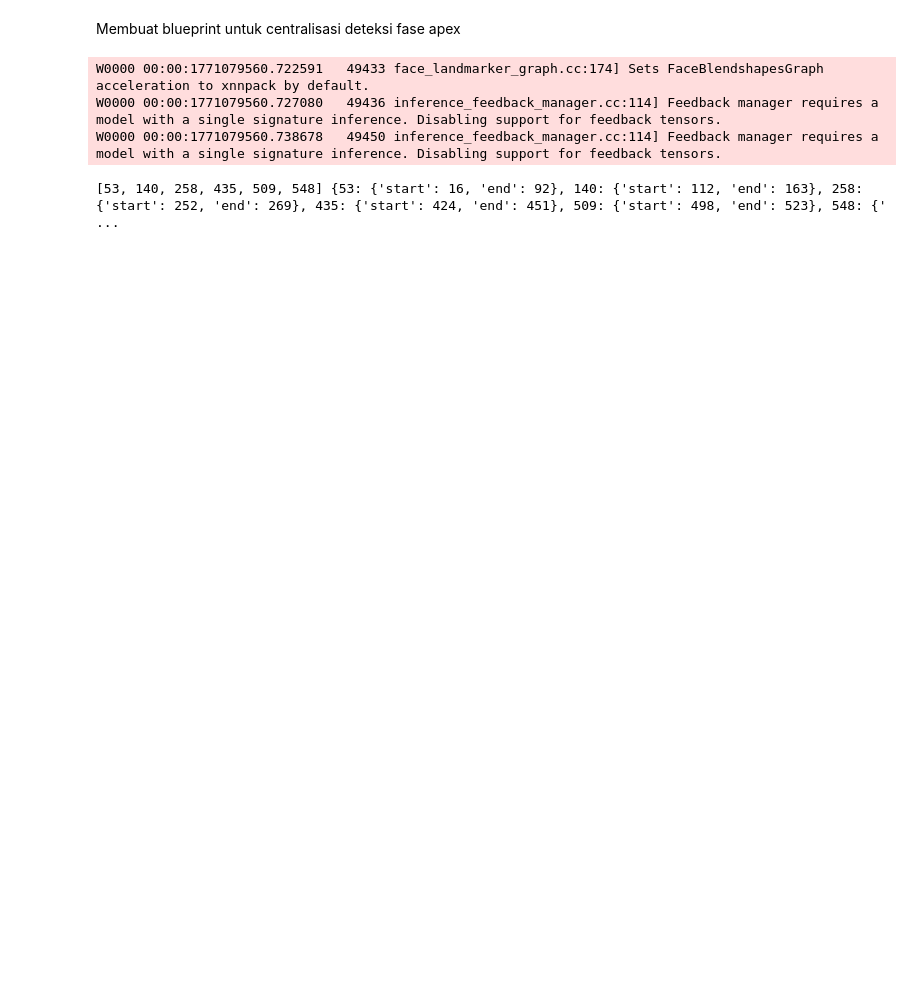
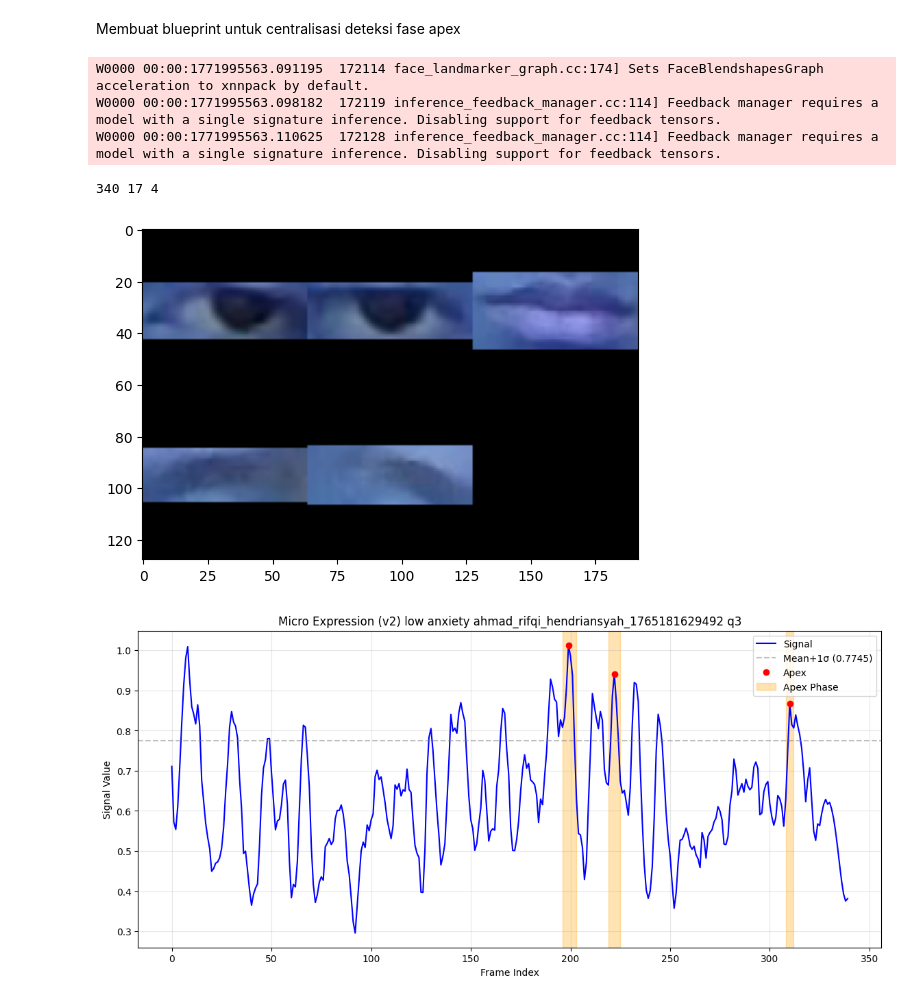
Before and after one commit to face-decoder/apex-spotter, a Jupyter notebook: notebooks/apex-frame-spotting.ipynb, the cells around one changed output. Cells and saved outputs as stored; diff of their text form; code cells hidden in the pictures; blank space fills up the shorter version.

```diff
--- a/notebooks/apex-frame-spotting.ipynb
+++ b/notebooks/apex-frame-spotting.ipynb
@@ -221,12 +221,12 @@ Membuat blueprint untuk centralisasi deteksi fase apex
 import math
 import numpy as np
 from typing import List, Tuple, Literal
-from scipy.signal import savgol_filter
+import matplotlib.pyplot as plt
 
 from src.video.modules import Video
-from src.face.modules import FaceLandmark, FaceRoiPoints
+from src.face.modules import FaceLandmark, FaceRoiPoints, FaceRoiSizes
 from src.optical_flow.modules import TVL1
-from src.apex.modules import ApexPhase, ApexSmoother
+from src.apex.modules.v2 import ApexPhase, ApexSmoother
 
 
 ExtractionMode = Literal["roi", "fullface"]
@@ -264,8 +264,7 @@ class ApexPhaseSpotter:
 
         self.tvl1 = TVL1(fast_mode=True)
 
-        self.apex_phase = ApexPhase(distance_threshold=distance_threshold,
-                                    prominence_threshold=prominence_threshold)
+        self.apex_phase = ApexPhase()
 
         self.tile_w, self.tile_h = tile_size
 
@@ -317,7 +316,7 @@ class ApexPhaseSpotter:
                                                            landmark_result=prev_landmarks,
                                                            roi_points=roi_points,
                                                            margin=self.margin,
-                                                           target_size=(self.tile_w, self.tile_h))
+                                                           target_size=())
 
             roi_next, mask_next = self.landmarker.crop_roi(image=curr_frame,
                                                            landmark_result=curr_landmarks,
@@ -342,6 +341,8 @@ class ApexPhaseSpotter:
 
         valid = canvas_mask > 0
         mean_magnitude = (float(np.mean(magnitude[valid])) if np.any(valid) else float(np.mean(magnitude)))
+
+        plt.imshow(canvas_prev, cmap='gray')
 
         self.magnitudes.append(mean_magnitude)
 
@@ -378,24 +379,33 @@ class ApexPhaseSpotter:
     def __find_apex_phase(self,
                           magnitudes: List[float]) -> Tuple[List[int], List[int]]:
 
-        window_length = ApexSmoother.calculate_window_length(len(magnitudes))
-        polyorder = ApexSmoother.calculate_polyorder(window_length)
+        smoothed = ApexSmoother.smooth(signal=magnitudes)
 
-        smoothed = savgol_filter(magnitudes, window_length, polyorder)
+        self.magnitudes = smoothed
 
-        apex_indices = self.apex_phase.find_apex(signal=smoothed)
+        apex_indices = self.apex_phase.find_top_k_apex(signal=smoothed, k=3)
 
-        phases = self.apex_phase.find_phase(signal=smoothed, apex_indices=apex_indices)
+        phases = self.apex_phase.find_phase(signal=smoothed, apex_indices=apex_indices, cutoff_ratio=0.35)
 
         return apex_indices, phases
 # %%
-spotter = ApexPhaseSpotter(distance_threshold=11, prominence_threshold=0.2, mode="roi")
+from src.apex.modules.v2 import ApexPhaseVisualizer
+
+
+spotter = ApexPhaseSpotter(mode="roi")
 
 apex_phase, phases = spotter.process(video_path=validation_subject_video)
 
-print(apex_phase, phases)
+apex_visualizer = ApexPhaseVisualizer()
+
+apex_visualizer.plot_phases(signal=spotter.magnitudes,
+                            phases=phases,
+                            apex_indices=apex_phase,
+                            title=f"Micro Expression (v2) low anxiety ahmad_rifqi_hendriansyah_1765181629492 q3")
 # %% [output]
-W0000 00:00:1771079560.722591   49433 face_landmarker_graph.cc:174] Sets FaceBlendshapesGraph acceleration to xnnpack by default.
-W0000 00:00:1771079560.727080   49436 inference_feedback_manager.cc:114] Feedback manager requires a model with a single signature inference. Disabling support for feedback tensors.
-W0000 00:00:1771079560.738678   49450 inference_feedback_manager.cc:114] Feedback manager requires a model with a single signature inference. Disabling support for feedback tensors.
+W0000 00:00:1771995563.091195  172114 face_landmarker_graph.cc:174] Sets FaceBlendshapesGraph acceleration to xnnpack by default.
+W0000 00:00:1771995563.098182  172119 inference_feedback_manager.cc:114] Feedback manager requires a model with a single signature inference. Disabling support for feedback tensors.
+W0000 00:00:1771995563.110625  172128 inference_feedback_manager.cc:114] Feedback manager requires a model with a single signature inference. Disabling support for feedback tensors.
-[53, 140, 258, 435, 509, 548] {53: {'start': 16, 'end': 92}, 140: {'start': 112, 'end': 163}, 258: {'start': 252, 'end': 269}, 435: {'start': 424, 'end': 451}, 509: {'start': 498, 'end': 523}, 548: {' ...
+340 17 4
+[figure, added]
+[figure, added]
```
Also changed, not shown: parts of 5 cells of this notebook, 12 other files.
